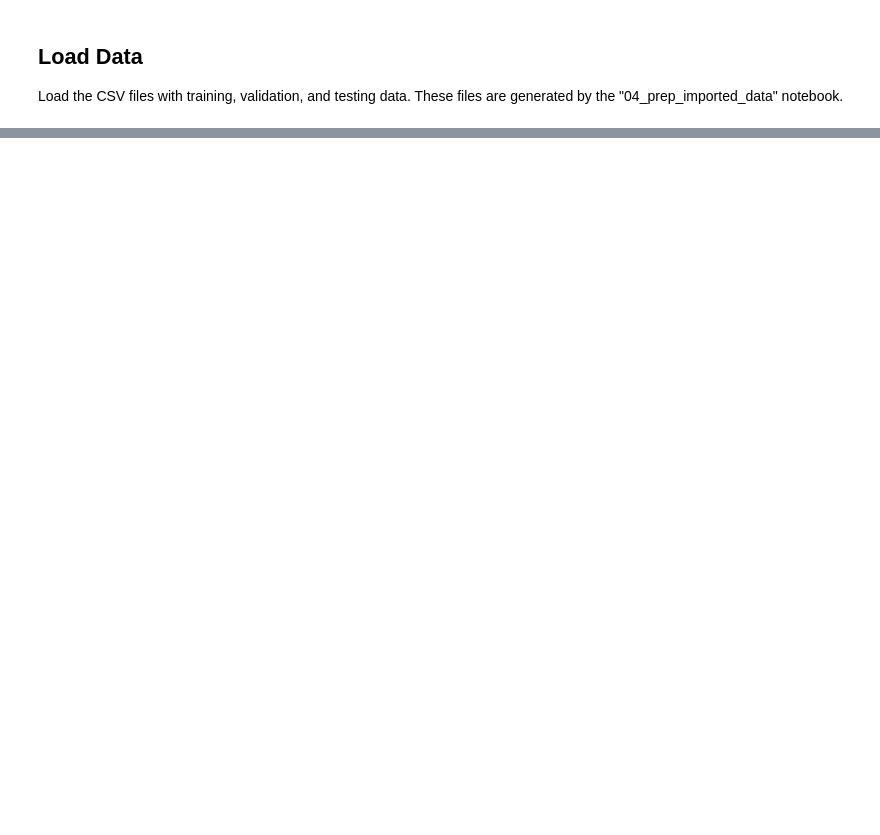
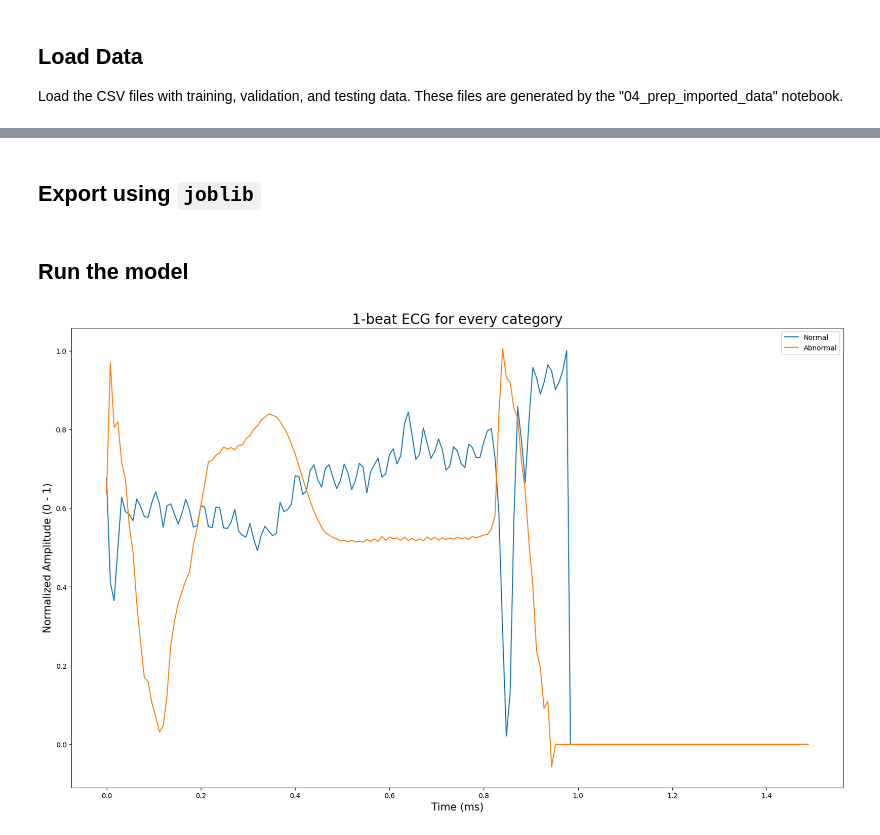
Before and after one commit to carrliitos/ecg_classification, a Jupyter notebook: notebooks/a05_train_model.ipynb, the cells around one changed output, grey strips where cells are left out. Cells and saved outputs as stored; diff of their text form; code cells hidden in the pictures; blank space fills up the shorter version.

```diff
--- a/notebooks/a05_train_model.ipynb
+++ b/notebooks/a05_train_model.ipynb
@@ -32,0 +49,22 @@ y_test = df.values[:, -1].astype(int)
+# %%
+def visualize_data(x_train, y_train):
+    """
+    Visualize one Normal and one Abnormal heartbeat.
+
+    Parameters:
+    - x_train (numpy.ndarray): Training data.
+    - y_train (numpy.ndarray): Training labels.
+    """
+    C0 = np.argwhere(y_train == 0).flatten()
+    C1 = np.argwhere(y_train == 1).flatten()
+
+    x = np.arange(0, 187) * 8 / 1000.0
+
+    plt.figure(figsize=(20, 12))
+    plt.plot(x, x_train[C0, :][0], label="Normal")
+    plt.plot(x, x_train[C1, :][0], label="Abnormal")
+    plt.legend()
+    plt.title("1-beat ECG for every category", fontsize=20)
+    plt.ylabel("Normalized Amplitude (0 - 1)", fontsize=15)
+    plt.xlabel("Time (ms)", fontsize=15)
+    plt.savefig("../reports/figures/one-beat-ecg-for-each-cats.png")
@@ -32,0 +201,2 @@ y_test = df.values[:, -1].astype(int)
+# %% [markdown]
+## Export using `joblib`
@@ -32,0 +213,10 @@ y_test = df.values[:, -1].astype(int)
+# %% [markdown]
+## Run the model
+# %%
+x_train, y_train = load_data("../data/interim/mitdb/train.csv")
+x_validate, y_validate = load_data("../data/interim/mitdb/validate.csv")
+x_test, y_test = load_data("../data/interim/mitdb/test.csv")
+# %%
+visualize_data(x_train, y_train)
+# %% [output]
+[figure, added]
```
Also changed, not shown: parts of 15 cells of this notebook, 5 other files.
